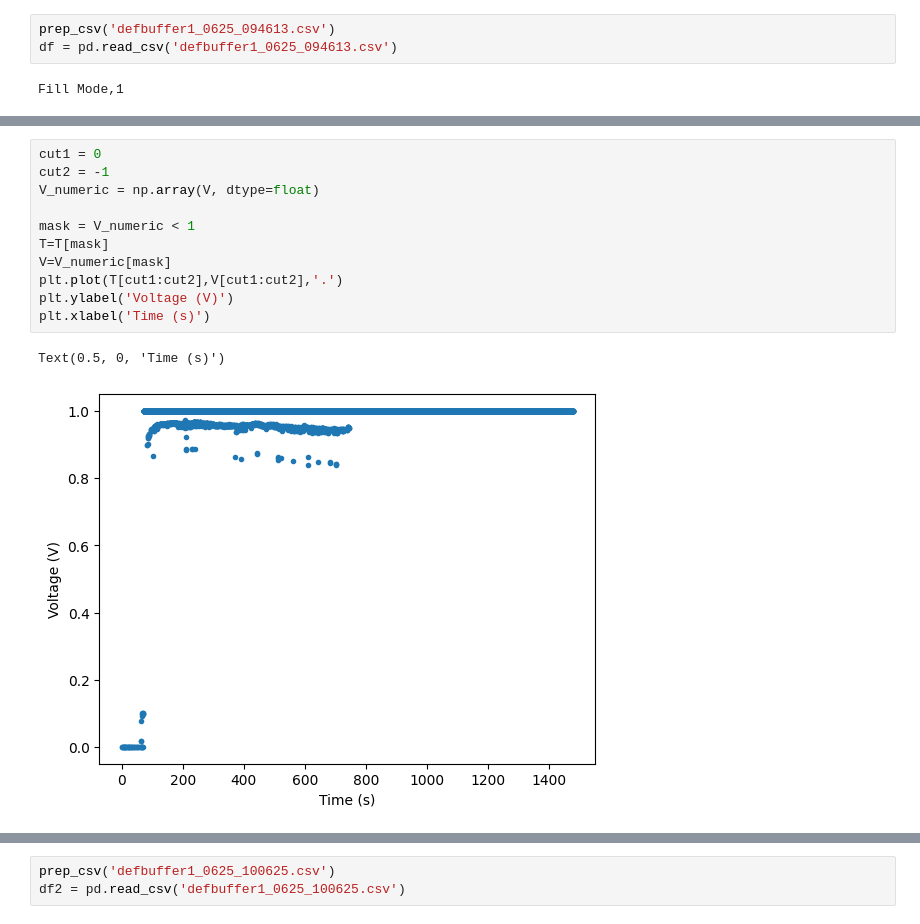
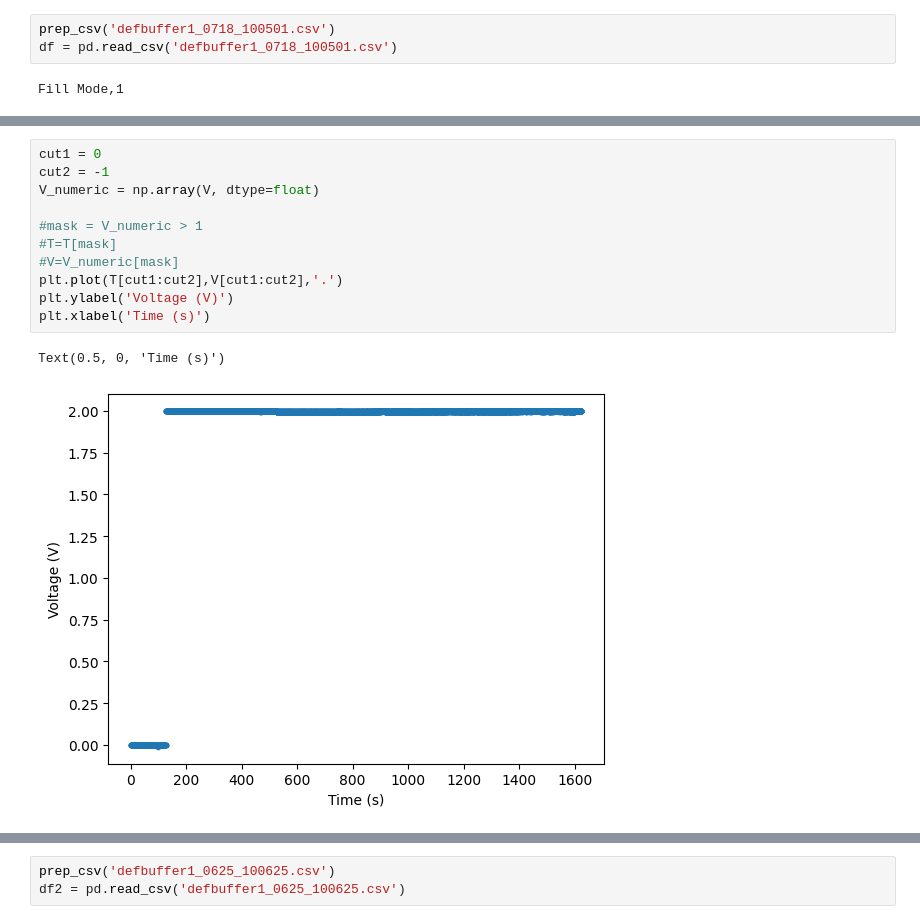
Before and after one commit to beepmo/gator, a Jupyter notebook: data/07-18/Ycutlitao3__DCmeasurement.ipynb, the cells around one changed output, grey strips where cells are left out. Saved outputs shown, nothing was run; the diff lists cells and outputs as text.

```diff
--- a/data/07-18/Ycutlitao3__DCmeasurement.ipynb
+++ b/data/07-18/Ycutlitao3__DCmeasurement.ipynb
@@ -70,8 +51,8 @@ def prep_csv(filename):
   with open(filename, 'w') as f:
     f.writelines(lines)
 # %%
-prep_csv('defbuffer1_0625_094613.csv')
-df = pd.read_csv('defbuffer1_0625_094613.csv')
+prep_csv('defbuffer1_0718_100501.csv')
+df = pd.read_csv('defbuffer1_0718_100501.csv')
 # %% [output]
 Fill Mode,1
 # %%
@@ -111,14 +117,14 @@ Text(0.5, 0, 'Time (s)')
 # %%
 cut1 = 0
 cut2 = -1
 V_numeric = np.array(V, dtype=float)
 
-mask = V_numeric < 1
-T=T[mask]
-V=V_numeric[mask]
+#mask = V_numeric > 1
+#T=T[mask]
+#V=V_numeric[mask]
 plt.plot(T[cut1:cut2],V[cut1:cut2],'.')
 plt.ylabel('Voltage (V)')
 plt.xlabel('Time (s)')
 # %% [output]
 Text(0.5, 0, 'Time (s)')
-[figure, old version]
+[figure, new version]
```
Also changed, not shown: parts of 11 cells of this notebook.
